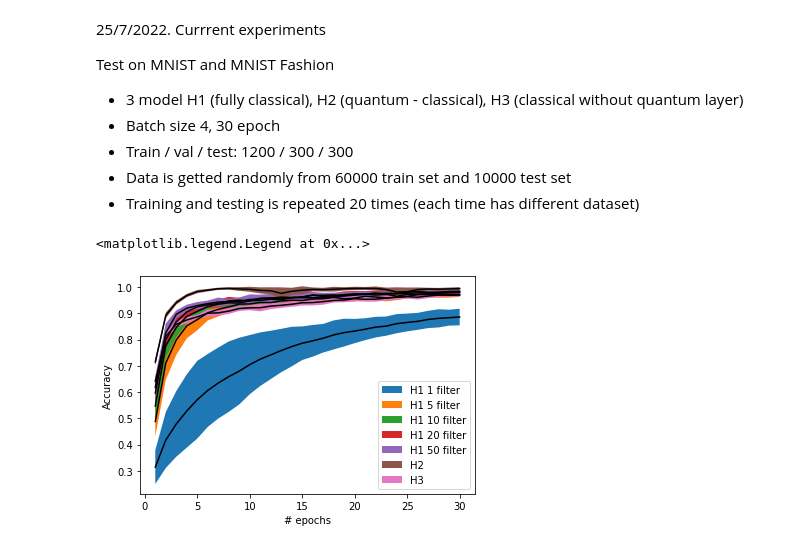
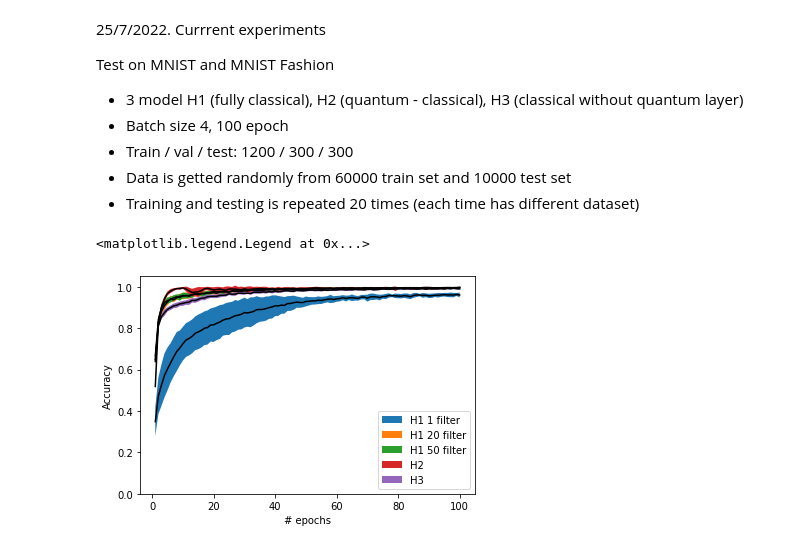
Before and after one commit to vutuanhai237/DynamicQNN, a Jupyter notebook: codes/plt_baseline.ipynb, the cells around one changed output. Drawn from its saved outputs; the diff is of its cells as text; code cells hidden in the pictures.

```diff
--- a/codes/plt_baseline.ipynb
+++ b/codes/plt_baseline.ipynb
@@ -4,7 +4,7 @@
 Test on MNIST and MNIST Fashion
 
 - 3 model H1 (fully classical), H2 (quantum - classical), H3 (classical without quantum layer)
-- Batch size 4, 30 epoch
+- Batch size 4, 100 epoch
 - Train / val / test: 1200 / 300 / 300
 - Data is getted randomly from 60000 train set and 10000 test set
 - Training and testing is repeated 20 times (each time has different dataset)
@@ -12,23 +12,25 @@ Test on MNIST and MNIST Fashion
 import matplotlib.pyplot as plt
 import numpy as np
 # %%
-filters = [1, 5, 10, 20, 50]
+filters = [1, 20, 50]
 
 for num_filter in filters:
     accs_h1 = np.asarray(np.loadtxt('exps_mnist/h1_' + str(num_filter) + 'filter/h1history_accuracy.txt'))
-    plt.plot(range(1, 31), np.mean(accs_h1, axis = 0), 'k-')
-    plt.fill_between(range(1, 31), np.mean(accs_h1, axis = 0) - np.std(accs_h1, axis = 0), np.mean(accs_h1, axis = 0) + np.std(accs_h1, axis = 0), label = 'H1 ' + str(num_filter) +' filter')
+    plt.plot(range(1, 101), np.mean(accs_h1, axis = 0), 'k-')
+    plt.fill_between(range(1, 101), np.mean(accs_h1, axis = 0) - np.std(accs_h1, axis = 0), np.mean(accs_h1, axis = 0) + np.std(accs_h1, axis = 0), label = 'H1 ' + str(num_filter) +' filter')
 
-accs_h2 = np.asarray(np.loadtxt('exps_mnist/h2_1filter/h2history_accuracy.txt'))
-plt.plot(range(1, 31), np.mean(accs_h2, axis = 0), 'k-')
-plt.fill_between(range(1, 31), np.mean(accs_h2, axis = 0) - np.std(accs_h2, axis = 0), np.mean(accs_h2, axis = 0) + np.std(accs_h2, axis = 0), label = 'H2')
+accs_h2 = np.asarray(np.loadtxt('exps_mnist/h2_4x4filter_quanv0/h2history_accuracy.txt'))
+plt.plot(range(1, 101), np.mean(accs_h2, axis = 0), 'k-')
+plt.fill_between(range(1, 101), np.mean(accs_h2, axis = 0) - np.std(accs_h2, axis = 0), np.mean(accs_h2, axis = 0) + np.std(accs_h2, axis = 0), label = 'H2')
 
 accs_h3 = np.asarray(np.loadtxt('exps_mnist/h3/h3history_accuracy.txt'))
-plt.plot(range(1, 31), np.mean(accs_h3, axis = 0), 'k-')
-plt.fill_between(range(1, 31), np.mean(accs_h3, axis = 0) - np.std(accs_h3, axis = 0), np.mean(accs_h3, axis = 0) + np.std(accs_h3, axis = 0), label = 'H3')
+plt.plot(range(1, 101), np.mean(accs_h3, axis = 0), 'k-')
+plt.fill_between(range(1, 101), np.mean(accs_h3, axis = 0) - np.std(accs_h3, axis = 0), np.mean(accs_h3, axis = 0) + np.std(accs_h3, axis = 0), label = 'H3')
+
 plt.xlabel('# epochs')
 plt.ylabel('Accuracy')
+plt.ylim(0.0, 1.05)
 plt.legend()
 # %% [output]
 <matplotlib.legend.Legend at 0x...>
-[figure, old version]
+[figure, new version]
```
Also changed, not shown: parts of 14 cells of this notebook, 17 other files.
